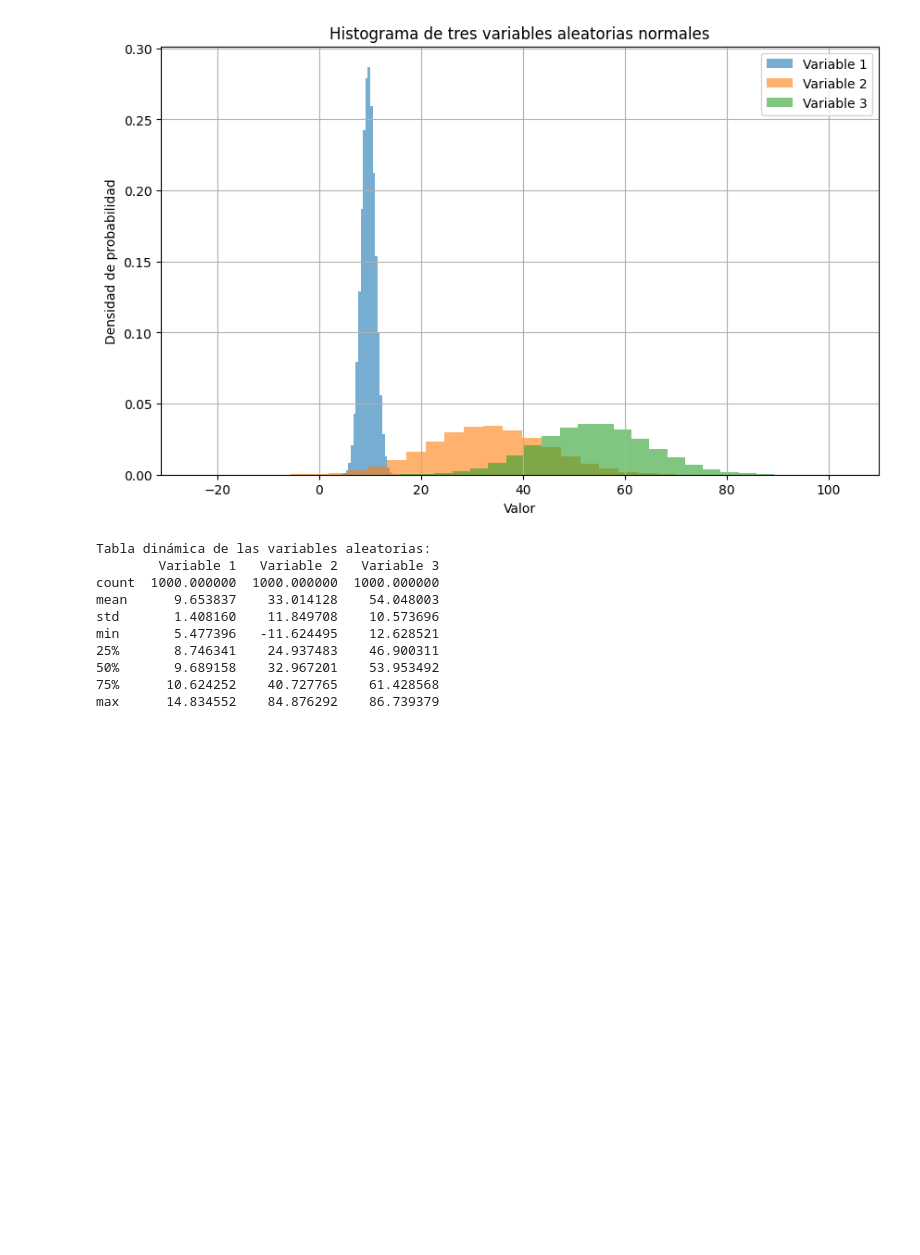
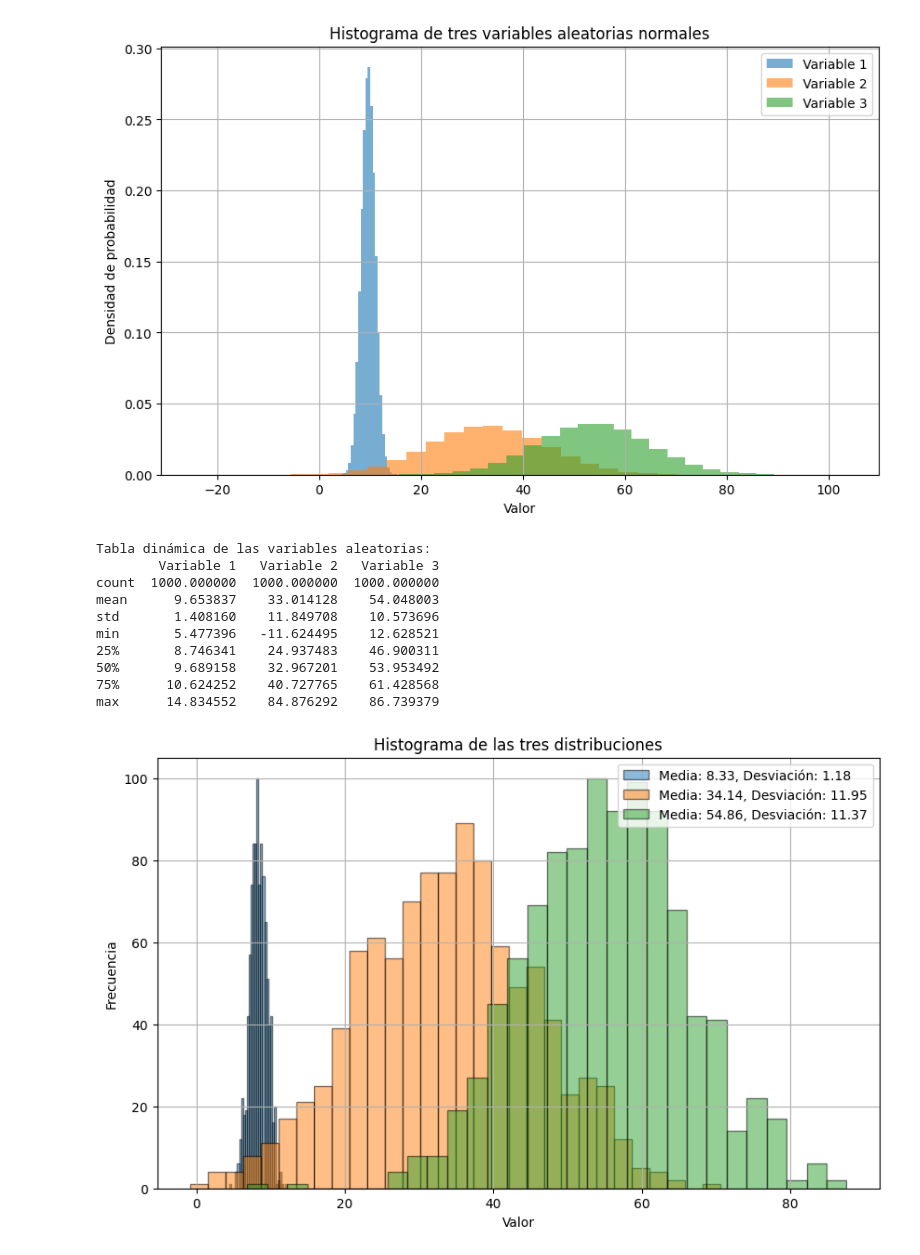
Before and after one commit to Carmodann1311/IA_Calidadypreparacion, a Jupyter notebook: tarea_izquierdo.ipynb, the cells around one changed output. Cells and saved outputs as stored; diff of their text form; code cells hidden in the pictures; blank space fills up the shorter version.

```diff
--- a/tarea_izquierdo.ipynb
+++ b/tarea_izquierdo.ipynb
@@ -199,3 +165,34 @@ min       5.477396   -11.624495    12.628521
 50%       9.689158    32.967201    53.953492
 75%      10.624252    40.727765    61.428568
 max      14.834552    84.876292    86.739379
+# %%
+import numpy as np
+import matplotlib.pyplot as plt
+
+# Medias y desviaciones estándar proporcionadas
+medias = [8.33, 34.14, 54.86]
+desviaciones_estandar = [1.18, 11.95, 11.37]
+
+# Número de muestras por distribución
+n_samples = 1000
+
+# Generar las muestras de datos
+data1 = np.random.normal(loc=medias[0], scale=desviaciones_estandar[0], size=n_samples)
+data2 = np.random.normal(loc=medias[1], scale=desviaciones_estandar[1], size=n_samples)
+data3 = np.random.normal(loc=medias[2], scale=desviaciones_estandar[2], size=n_samples)
+
+# Crear el histograma
+plt.figure(figsize=(10, 6))
+plt.hist(data1, bins=30, edgecolor='black', alpha=0.5, label=f'Media: {medias[0]}, Desviación: {desviaciones_estandar[0]}')
+plt.hist(data2, bins=30, edgecolor='black', alpha=0.5, label=f'Media: {medias[1]}, Desviación: {desviaciones_estandar[1]}')
+plt.hist(data3, bins=30, edgecolor='black', alpha=0.5, label=f'Media: {medias[2]}, Desviación: {desviaciones_estandar[2]}')
+
+# Añadir leyenda y etiquetas
+plt.title('Histograma de las tres distribuciones')
+plt.xlabel('Valor')
+plt.ylabel('Frecuencia')
+plt.legend(loc='upper right')
+plt.grid(True)
+plt.show()
+# %% [output]
+[figure, added]
```
Also changed, not shown: parts of 6 cells of this notebook.
